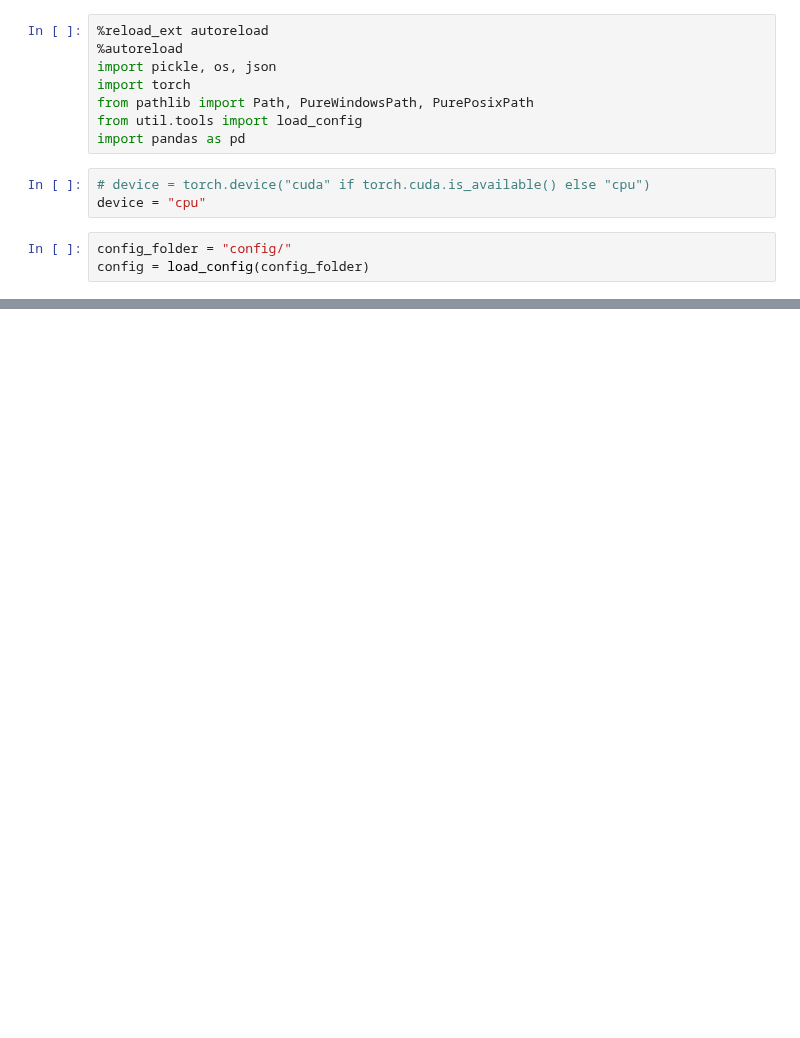
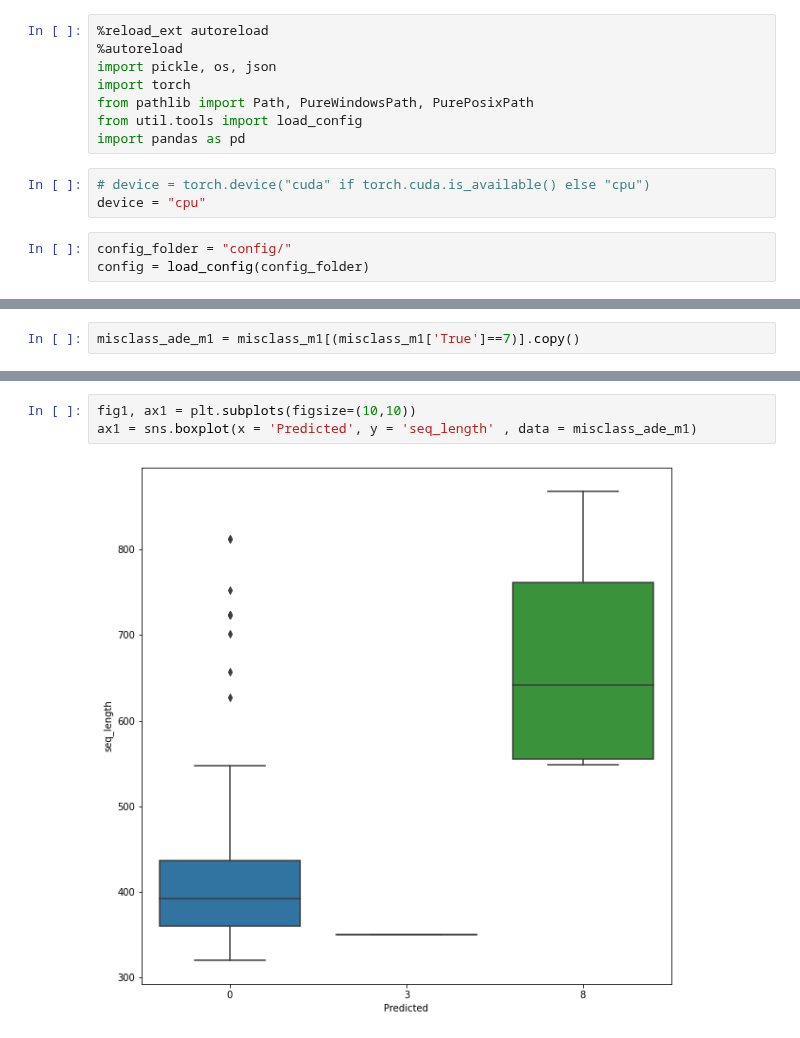
Before and after one commit to pnarsina/w266_final, a Jupyter notebook: project_re/MissedPredictionsAnalysis.ipynb, the cells around one changed output, grey strips where cells are left out. Drawn from its saved outputs; the diff is of its cells as text; blank space fills up the shorter version.

```diff
--- a/project_re/MissedPredictionsAnalysis.ipynb
+++ b/project_re/MissedPredictionsAnalysis.ipynb
@@ -150,0 +282,2 @@ Name: Predicted, dtype: int64
+# %%
+misclass_ade_m1 = misclass_m1[(misclass_m1['True']==7)].copy()
@@ -150,0 +356,5 @@ Name: Predicted, dtype: int64
+# %%
+fig1, ax1 = plt.subplots(figsize=(10,10))
+ax1 = sns.boxplot(x = 'Predicted', y = 'seq_length' , data = misclass_ade_m1)
+# %% [output]
+[figure, added]
```
Also changed, not shown: parts of 36 cells of this notebook.
